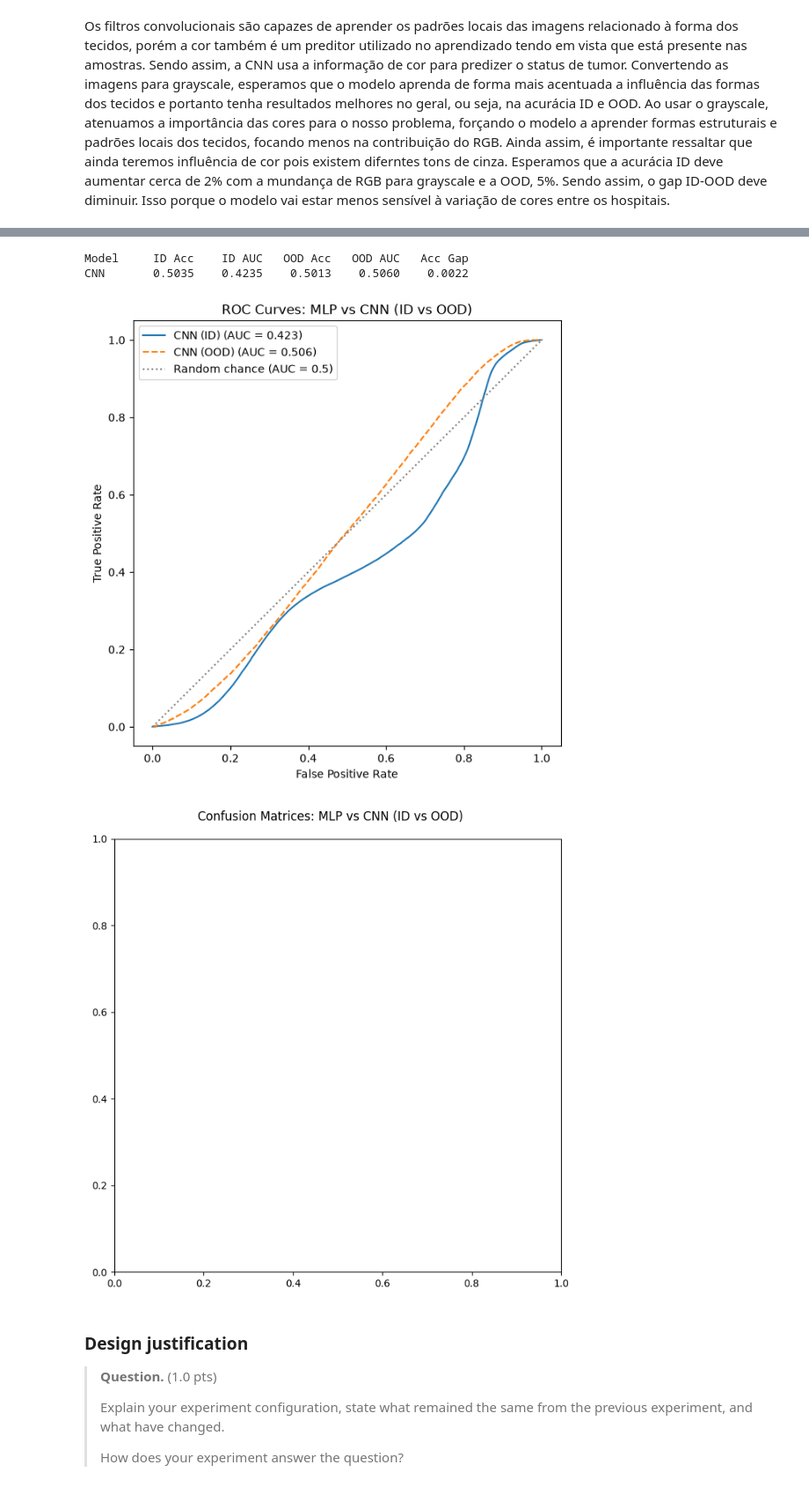
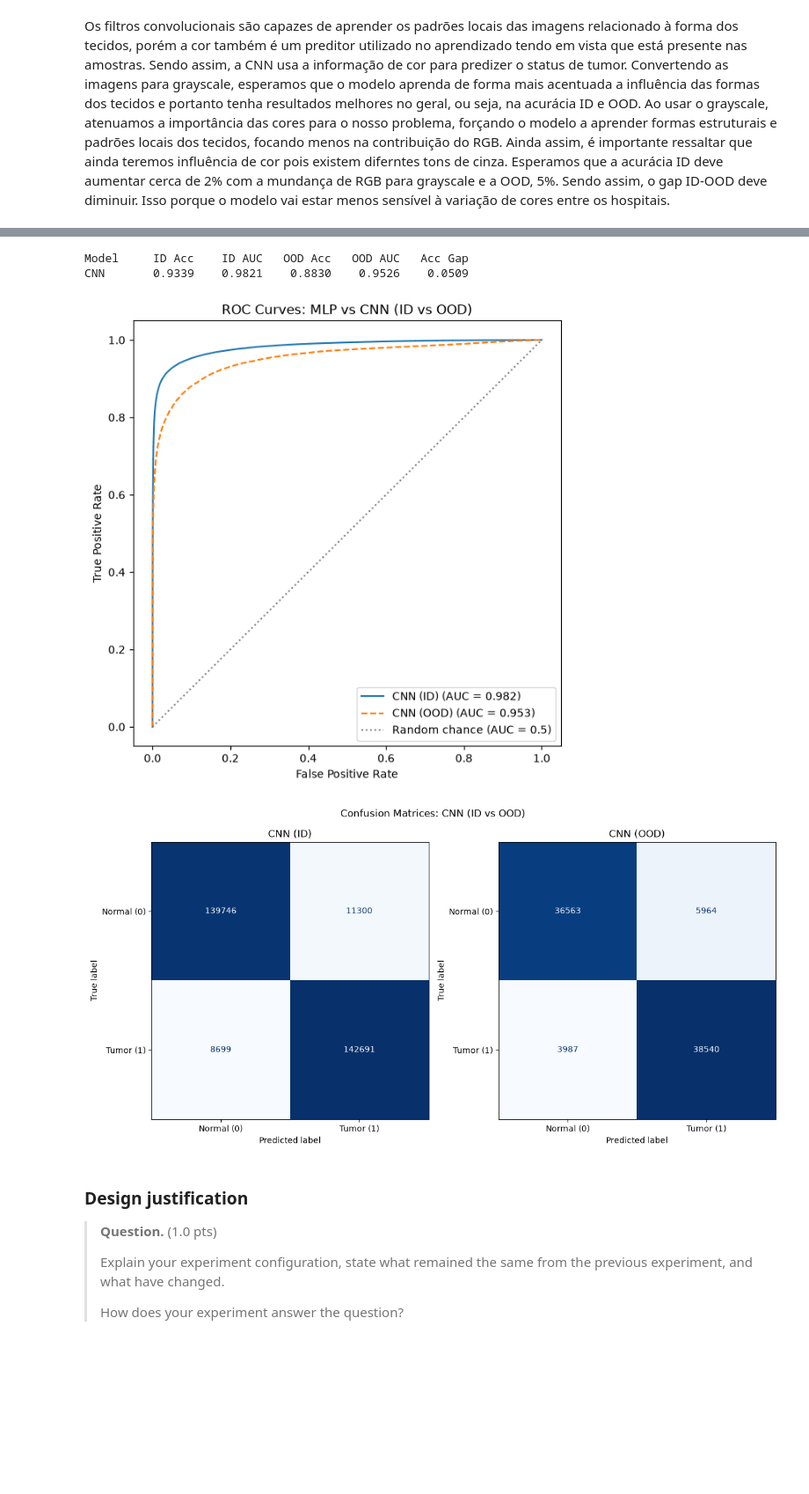
Before and after one commit to mariagabi-lustosa/Tarefa3_MC886, a Jupyter notebook: mc886_1s2026_assignment_3.ipynb, the cells around one changed output, grey strips where cells are left out. Shown at 88% size. Cells and saved outputs as stored; diff of their text form; code cells hidden in the pictures; blank space fills up the shorter version.

```diff
--- a/mc886_1s2026_assignment_3.ipynb
+++ b/mc886_1s2026_assignment_3.ipynb
@@ -1034,9 +1032,9 @@ transform = transforms.Compose(
     [
         # Uncomment the line below if you want to use a different input size.
         # transforms.Resize((SIZE, SIZE)),
-        transforms.Grayscale(num_output_channels=3),  # Convert to 3-channel grayscale to use the same architecture as before.
+        transforms.Grayscale(num_output_channels=1),  # Convert to 1-channel grayscale to use the same architecture as before.
         transforms.ToTensor(),
-        transforms.Normalize(mean=[0.5, 0.5, 0.5], std=[0.5, 0.5, 0.5]),
+        transforms.Normalize(mean=[0.5], std=[0.5]),
     ]
 )
 
@@ -1082,5 +1074,7 @@ plt.show()
 # %%
 # ID (train; hospitals 3, 4, 5) vs OOD (val, hospital 1)
+train_loader = DataLoader(train_data, batch_size=128, shuffle=False, num_workers=4)
+test_loader = DataLoader(test_data, batch_size=128, shuffle=False, num_workers=4)
 
 cnn_id_metrics_3 = evaluate_model(cnn, train_loader)
 cnn_ood_metrics_3 = evaluate_model(cnn, test_loader)
@@ -1112,29 +1106,26 @@ ax.legend()
 plt.show()
 # %% [output]
 Model     ID Acc    ID AUC   OOD Acc   OOD AUC   Acc Gap
-CNN       0.5035    0.4235    0.5013    0.5060    0.0022
+CNN       0.9339    0.9821    0.8830    0.9526    0.0509
-[figure, old version]
+[figure, new version]
 # %%
 # Confusion matrices: one per (model, split) combination, using the same 0.5 threshold as evaluate_model.
-fig, axes = plt.subplots(figsize=(7, 7))
-
+fig, axes = plt.subplots(1, 2, figsize=(12, 6))
 cm_inputs = [
     ("CNN (ID)", cnn_id_metrics_3),
     ("CNN (OOD)", cnn_ood_metrics_3),
 ]
-
-for name, metrics in cm_inputs:
+for ax, (name, metrics) in zip(axes, cm_inputs):
     preds = (metrics["probs"] >= 0.5).astype(int)
     cm = confusion_matrix(metrics["labels"], preds)
     disp = ConfusionMatrixDisplay(cm, display_labels=["Normal (0)", "Tumor (1)"])
     disp.plot(ax=ax, colorbar=False, cmap="Blues")
     ax.set_title(name)
-
-fig.suptitle("Confusion Matrices: MLP vs CNN (ID vs OOD)")
+fig.suptitle("Confusion Matrices: CNN (ID vs OOD)")
 plt.tight_layout()
 plt.show()
 # %% [output]
-[figure, old version]
+[figure, new version]
 # %% [markdown]
 ### Design justification
 
```
Also changed, not shown: parts of 4 cells of this notebook.
